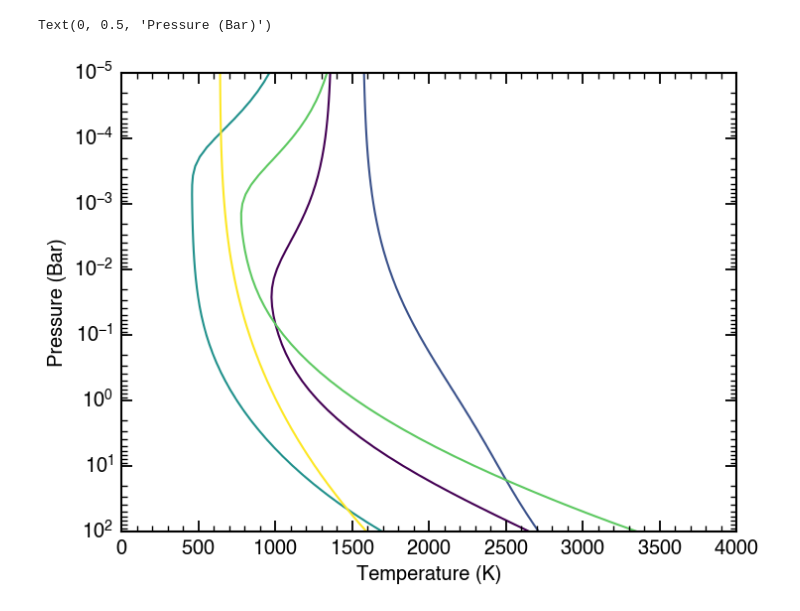
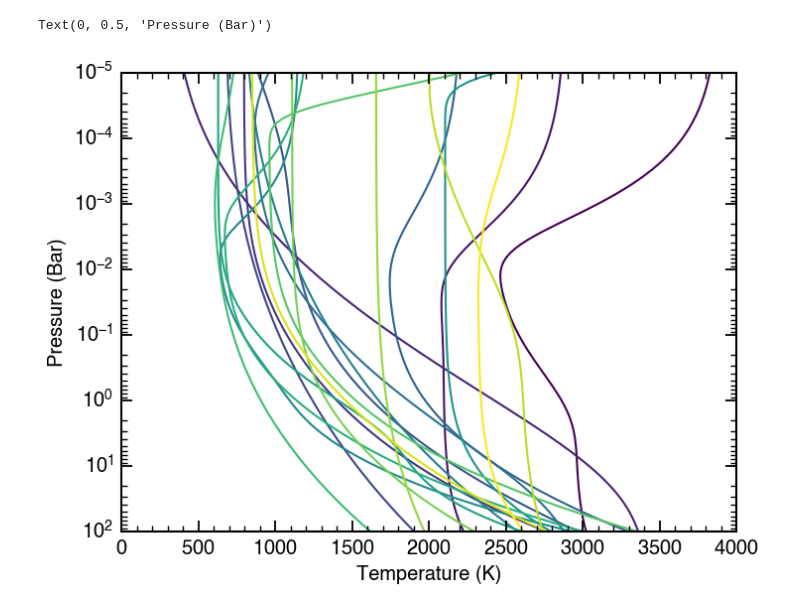
Before and after one commit to imalsky/Emulator, a Jupyter notebook: jupyter_notebooks/plot_atm.ipynb, the cells around one changed output. Saved outputs shown, nothing was run; the diff lists cells and outputs as text; code cells hidden in the pictures.

```diff
--- a/jupyter_notebooks/plot_atm.ipynb
+++ b/jupyter_notebooks/plot_atm.ipynb
@@ -12,35 +12,35 @@ plt.style.use('./science.mplstyle')
 # %%
 folder='../data/profiles'
 base_filename='prof'
-num_profiles=5
+num_profiles=20
 
 profile_files = glob.glob(os.path.join(folder, f"{base_filename}_*.json"))
 
 # Randomly select a subset of profile files
 if num_profiles < len(profile_files):
     profile_files = random.sample(profile_files, num_profiles)  # Randomly pick num_profiles files
 else:
     print("Requested number of profiles exceeds available files. Using all available files.")
 
 # Prepare the viridis colormap for the number of profiles
 colors = [to_rgba(viridis(i / max(1, len(profile_files) - 1))) for i in range(len(profile_files))]
 
 fig, ax = plt.subplots(1, 1, figsize=(8, 6))
 
 for profile_file, color in zip(profile_files, colors):
     with open(profile_file, 'r') as f:
         data = json.load(f)
     pressure = np.array(data['pressure'])
     temperature = np.array(data['temperature'])
 
     ax.semilogy(temperature, pressure, color=color)
 
 ax.set_ylim(1e2, 1e-5)
 ax.set_xlim(0, 4000)
 ax.set_xlabel('Temperature (K)')
 ax.set_ylabel('Pressure (Bar)')
 #plt.savefig('figures/pt_profiles.png', dpi=250)
 #plt.close()
 # %% [output]
 Text(0, 0.5, 'Pressure (Bar)')
-[figure, old version]
+[figure, new version]
```
Also changed, not shown: 14 other files.
